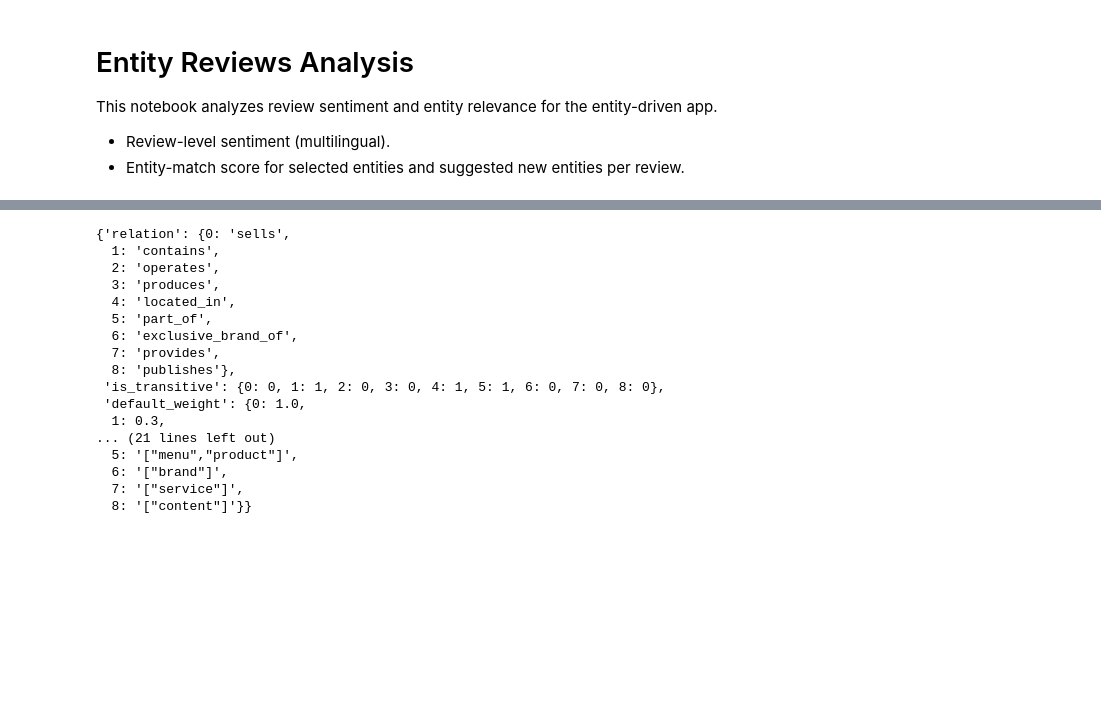
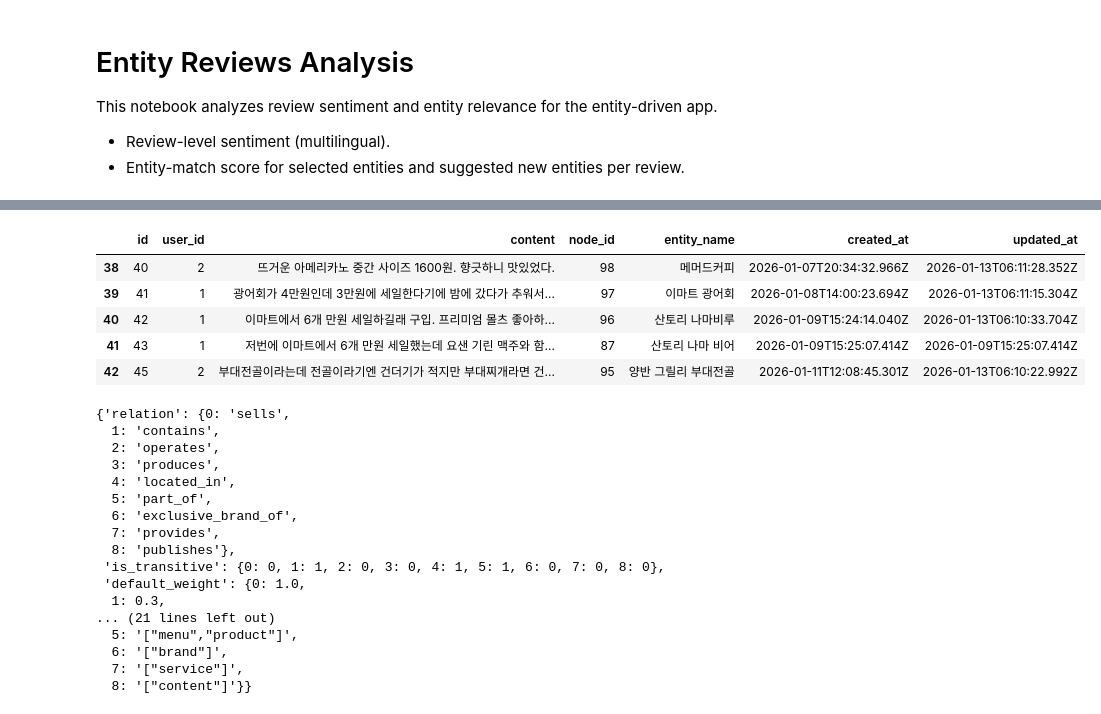
Before and after one commit to lbk209/entity-driven, a Jupyter notebook: analysis/review_analysis.ipynb, the cells around one changed output, grey strips where cells are left out. Drawn from its saved outputs; the diff is of its cells as text; code cells hidden in the pictures; blank space fills up the shorter version.

```diff
--- a/analysis/review_analysis.ipynb
+++ b/analysis/review_analysis.ipynb
@@ -44,3 +58,19 @@ df_tables
+# %%
+df = pd.read_sql(
+    """
+    SELECT *
+    FROM review
+    """,
+    conn
+)
+df.tail()
+# %% [output]
+|  | id | user_id | content | node_id | entity_name | created_at | updated_at |
+| 38 | 40 | 2 | 뜨거운 아메리카노 중간 사이즈 1600원. 향긋하니 맛있었다. | 98 | 메머드커피 | 2026-01-07T20:34:32.966Z | 2026-01-13T06:11:28.352Z |
+| 39 | 41 | 1 | 광어회가 4만원인데 3만원에 세일한다기에 밤에 갔다가 추워서... | 97 | 이마트 광어회 | 2026-01-08T14:00:23.694Z | 2026-01-13T06:11:15.304Z |
+| 40 | 42 | 1 | 이마트에서 6개 만원 세일하길래 구입. 프리미엄 몰츠 좋아하... | 96 | 산토리 나마비루 | 2026-01-09T15:24:14.040Z | 2026-01-13T06:10:33.704Z |
+| 41 | 43 | 1 | 저번에 이마트에서 6개 만원 세일했는데 요샌 기린 맥주와 함... | 87 | 산토리 나마 비어 | 2026-01-09T15:25:07.414Z | 2026-01-09T15:25:07.414Z |
+| 42 | 45 | 2 | 부대전골이라는데 전골이라기엔 건더기가 적지만 부대찌개라면 건... | 95 | 양반 그릴리 부대전골 | 2026-01-11T12:08:45.301Z | 2026-01-13T06:10:22.992Z |
 # %%
 df = pd.read_sql(
     #SELECT relation, is_transitive, default_weight, allowed_parent_types, allowed_child_types
```
Also changed, not shown: parts of 3 cells of this notebook, 22 other files.
